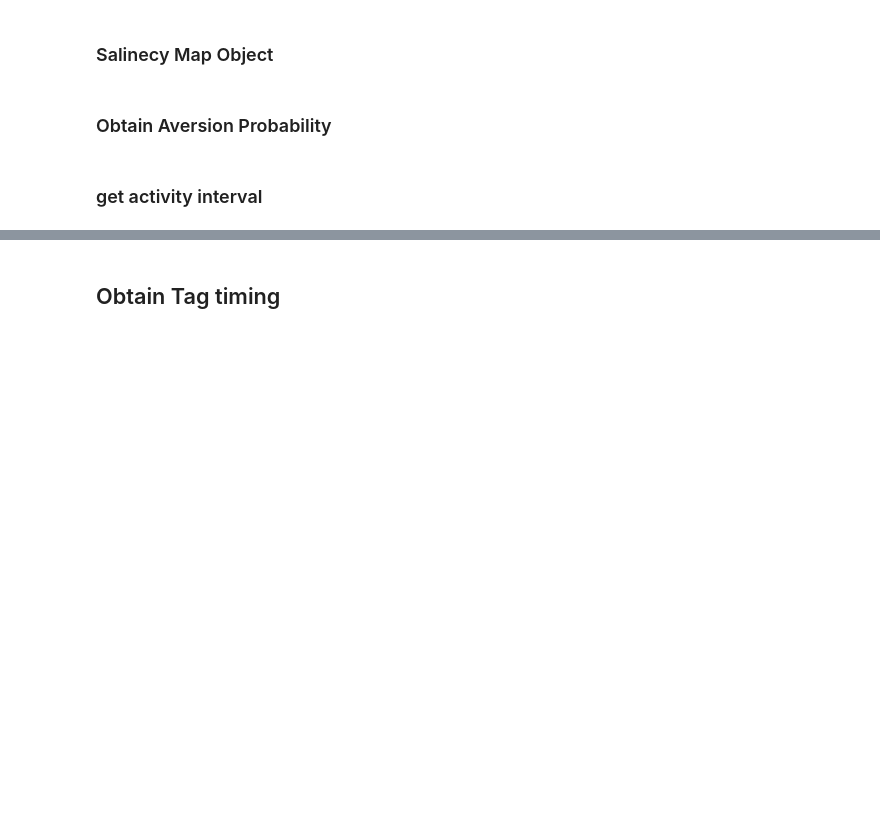
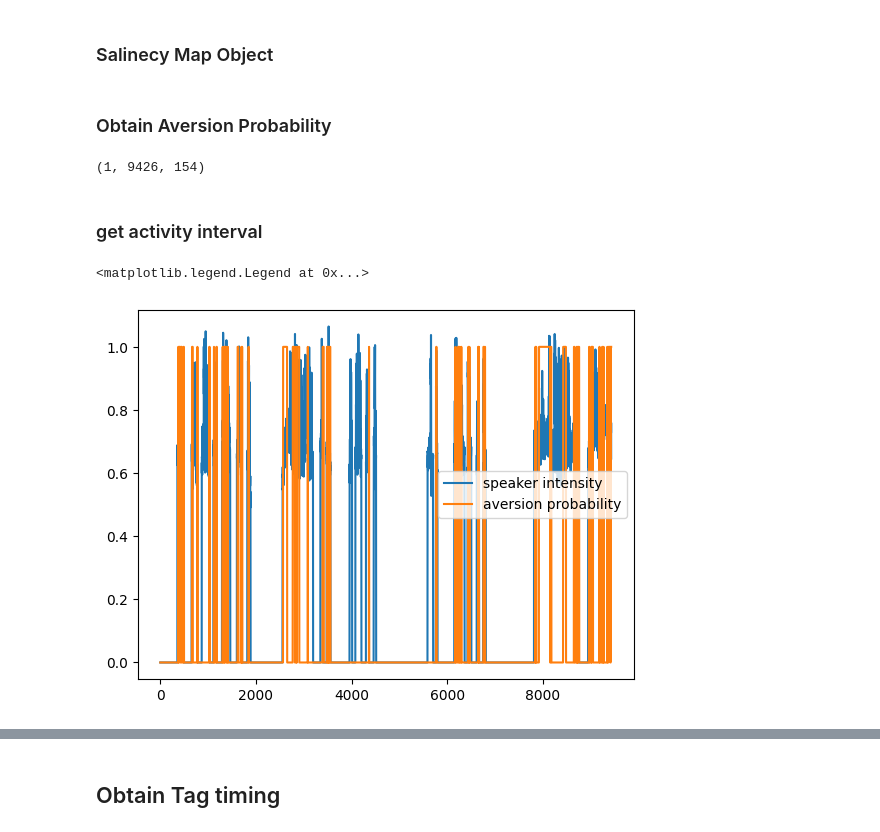
Before and after one commit to EvanSamaa/Gaze_project, a Jupyter notebook: gaze_framework_Iterative.ipynb, the cells around one changed output, grey strips where cells are left out. Saved outputs shown, nothing was run; the diff lists cells and outputs as text; code cells hidden in the pictures; blank space fills up the shorter version.

```diff
--- a/gaze_framework_Iterative.ipynb
+++ b/gaze_framework_Iterative.ipynb
@@ -223,7 +226,7 @@ class Neural_input_Saliency(Base_Static_Saliency_List):
 # %%
 model = Aversion111Prior(model_location, whisper_location)
 # for speaker 0
-aversion_probabilities_0 = model.predict(temp_folder, input_folder, input_file, 0, in_dataset=False)
+aversion_probabilities_0, X_0 = model.predict(temp_folder, input_folder, input_file, 0, in_dataset=False)
 ts = np.arange(0, aversion_probabilities_0.shape[0]) / fps
 # 1 is direct gaze, 0 is aversion, here I want aversion probability
 aversion_probability_0 = runEuro(ts, aversion_probabilities_0)[:, 0]
@@ -236,7 +239,7 @@ for i in range(0, aversion_probability_0.shape[0]):
         break
 aversion_probability_0 = np.where(aversion_probability_0 > 0.5, 1, 0)
 
-aversion_probabilities_1 = model.predict(temp_folder, input_folder, input_file, 1, in_dataset=False)
+aversion_probabilities_1, X_1 = model.predict(temp_folder, input_folder, input_file, 1, in_dataset=False)
 ts = np.arange(0, aversion_probabilities_0.shape[0]) / fps
 # 1 is direct gaze, 0 is aversion, here I want aversion probability
 aversion_probability_1 = runEuro(ts, aversion_probabilities_1)[:, 0]
@@ -248,6 +251,10 @@ for i in range(0, aversion_probability_1.shape[0]):
     else:
         break
 aversion_probability_1 = np.where(aversion_probability_1 > 0.5, 1, 0)
+# %%
+print(X_0.data.numpy().shape)
+# %% [output]
+(1, 9426, 154)
 # %% [markdown]
 ### get activity interval
 # %%
@@ -256,3 +263,10 @@ audio_1, sr = librosa.load(audio_path_1)
 intensity_0 = intensity_from_signal(audio_0, int(sr/25))
 intensity_1 = intensity_from_signal(audio_1, int(sr/25))
 acitivity = np.where(intensity_0 > intensity_1, -1, 1)
+# %%
+plt.plot(np.maximum(intensity_1/60, 0), label="speaker intensity")
+plt.plot(aversion_probability_1, label="aversion probability")
+plt.legend()
+# %% [output]
+<matplotlib.legend.Legend at 0x...>
+[figure, added]
```
Also changed, not shown: parts of 12 cells of this notebook, 6 other files.
